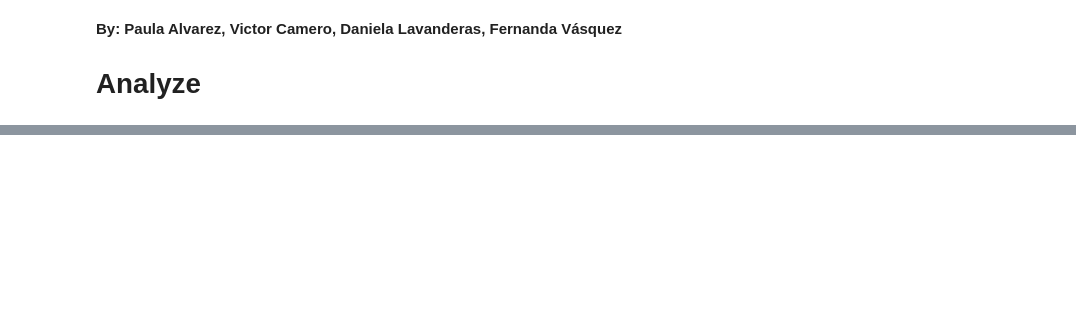
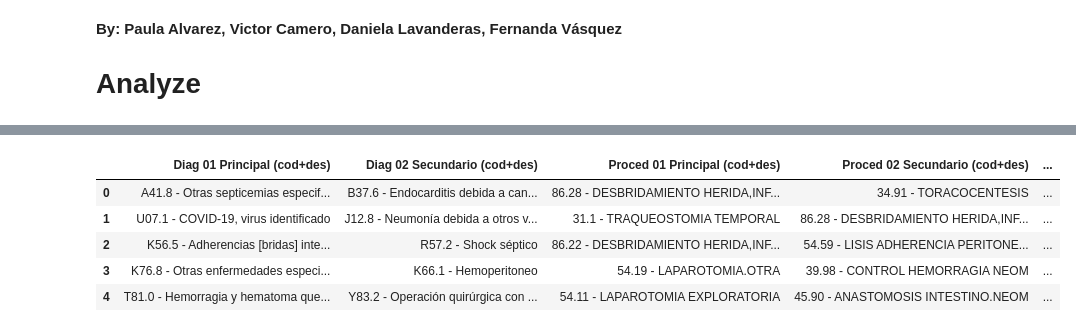
Before and after one commit to Coragg/GRDprediction, a Jupyter notebook: python/AnalyzeData.ipynb, the cells around one changed output, grey strips where cells are left out. Cells and saved outputs as stored; diff of their text form; code cells hidden in the pictures; blank space fills up the shorter version.

```diff
--- a/python/AnalyzeData.ipynb
+++ b/python/AnalyzeData.ipynb
@@ -7,0 +26,13 @@ import pandas as pd
+# %%
+umbral = int(0.90 * filter_dataset.shape[0])
+
+# Eliminar columnas con menos de "umbral" valores no nulos
+clean_data = filter_dataset.dropna(axis=1, thresh=umbral)
+clean_data.head()
+# %% [output]
+|  | Diag 01 Principal (cod+des) | Diag 02 Secundario (cod+des) | Proced 01 Principal (cod+des) | Proced 02 Secundario (cod+des) | ... |
+| 0 | A41.8 - Otras septicemias especif... | B37.6 - Endocarditis debida a can... | 86.28 - DESBRIDAMIENTO HERIDA,INF... | 34.91 - TORACOCENTESIS | ... |
+| 1 | U07.1 - COVID-19, virus identificado | J12.8 - Neumonía debida a otros v... | 31.1 - TRAQUEOSTOMIA TEMPORAL | 86.28 - DESBRIDAMIENTO HERIDA,INF... | ... |
+| 2 | K56.5 - Adherencias [bridas] inte... | R57.2 - Shock séptico | 86.22 - DESBRIDAMIENTO HERIDA,INF... | 54.59 - LISIS ADHERENCIA PERITONE... | ... |
+| 3 | K76.8 - Otras enfermedades especi... | K66.1 - Hemoperitoneo | 54.19 - LAPAROTOMIA.OTRA | 39.98 - CONTROL HEMORRAGIA NEOM | ... |
+| 4 | T81.0 - Hemorragia y hematoma que... | Y83.2 - Operación quirúrgica con ... | 54.11 - LAPAROTOMIA EXPLORATORIA | 45.90 - ANASTOMOSIS INTESTINO.NEOM | ... |
```
Also changed, not shown: parts of 6 cells of this notebook, 2 other files.
